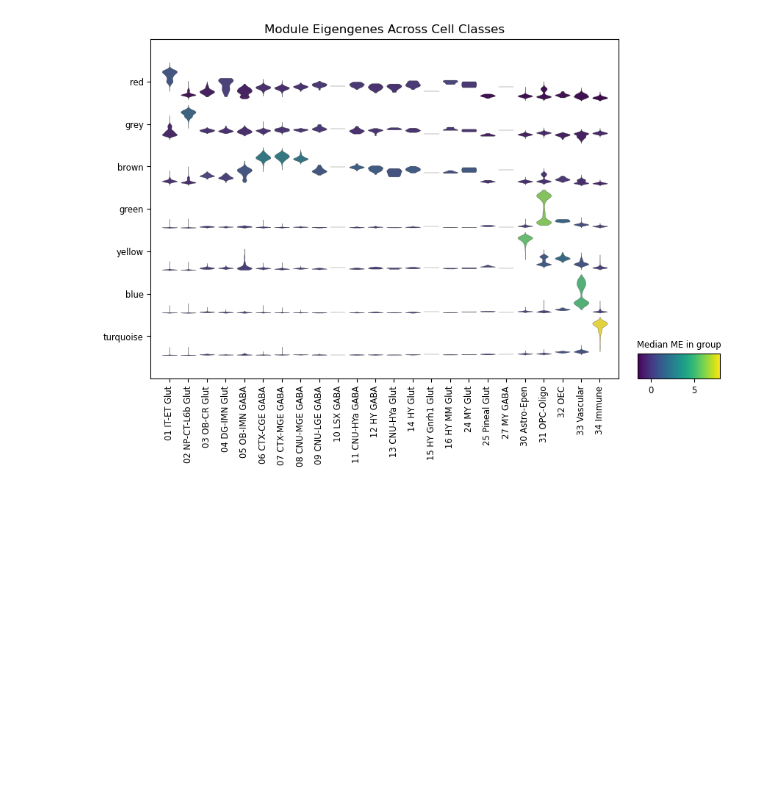
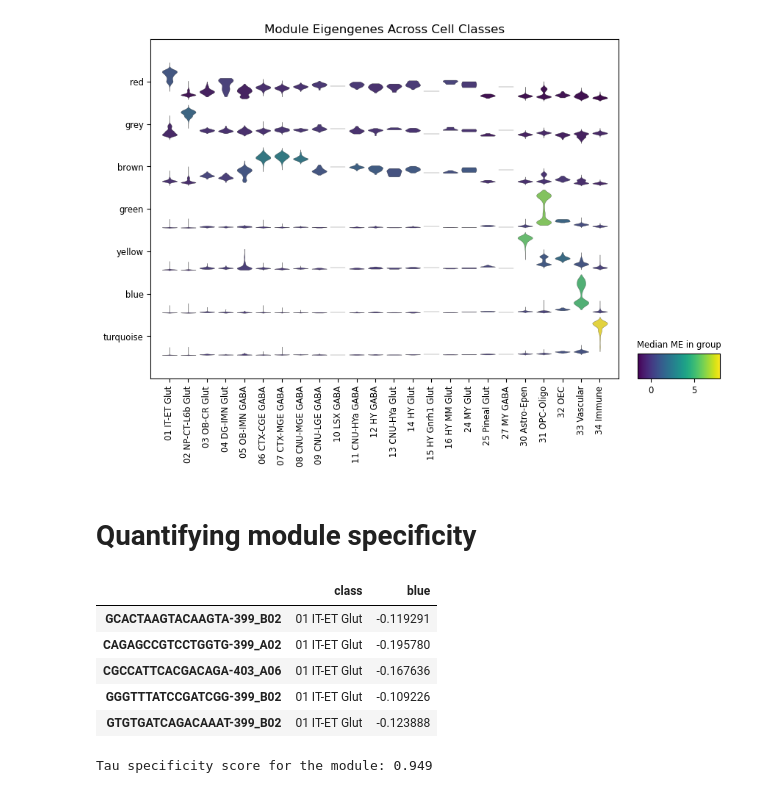
Before and after one commit to BioProteanLabs/ABCA_analysis, a Jupyter notebook: scRNA-seq/04_ME_explore_plots.ipynb, the cells around one changed output. Drawn from its saved outputs; the diff is of its cells as text; code cells hidden in the pictures; blank space fills up the shorter version.

```diff
--- a/scRNA-seq/04_ME_explore_plots.ipynb
+++ b/scRNA-seq/04_ME_explore_plots.ipynb
@@ -266,3 +266,17 @@ sc.pl.stacked_violin(
 )
 # %% [output]
 [figure]
+# %% [markdown]
+# Quantifying module specificity
+# %%
+select_module = "blue"
+# %%
+tau_df = merged_df[["class",select_module]].copy()
+tau_df.head()
+# %% [output]
+|  | class | blue |
+| GCACTAAGTACAAGTA-399_B02 | 01 IT-ET Glut | -0.119291 |
+| CAGAGCCGTCCTGGTG-399_A02 | 01 IT-ET Glut | -0.195780 |
+| CGCCATTCACGACAGA-403_A06 | 01 IT-ET Glut | -0.167636 |
+| GGGTTTATCCGATCGG-399_B02 | 01 IT-ET Glut | -0.109226 |
+| GTGTGATCAGACAAAT-399_B02 | 01 IT-ET Glut | -0.123888 |
@@ -268,0 +286,13 @@ sc.pl.stacked_violin(
+# %%
+# Compute average eigengene per cell class
+avg_expression = tau_df.groupby('class')[select_module].mean()
+
+# Normalize by the maximum average expression
+max_expr = avg_expression.max()
+normalized_expr = avg_expression / max_expr
+
+# Compute tau score
+tau = np.sum(1 - normalized_expr) / (len(normalized_expr) - 1)
+print(f"Tau specificity score for the module: {tau:.3f}")
+# %% [output]
+Tau specificity score for the module: 0.949
```
Also changed, not shown: parts of 1 cell of this notebook, 17 other files.
